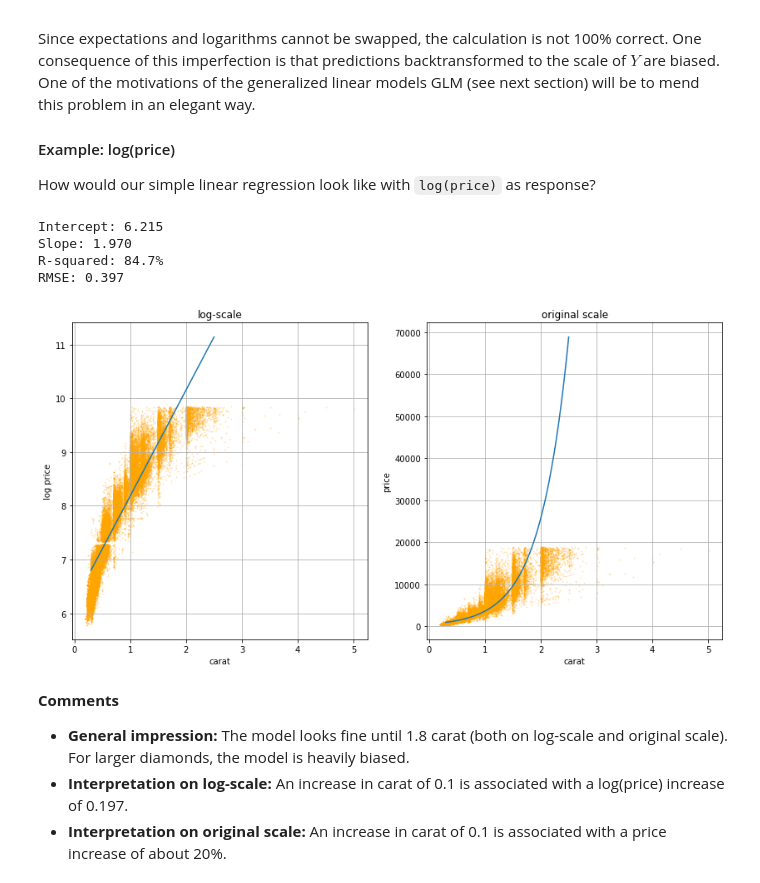
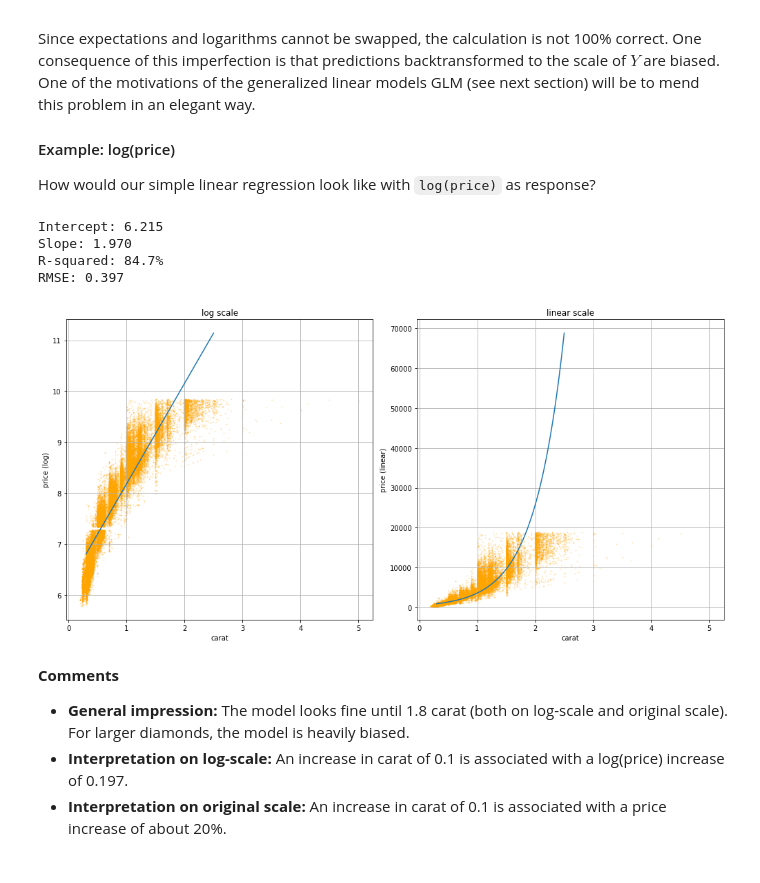
Before and after one commit to mayer79/ml_lecture, a Jupyter notebook: py/1_Basics_and_Linear_Models.ipynb, the cells around one changed output. Cells and saved outputs as stored; diff of their text form; code cells hidden in the pictures.

```diff
--- a/py/1_Basics_and_Linear_Models.ipynb
+++ b/py/1_Basics_and_Linear_Models.ipynb
@@ -574,14 +574,14 @@ Thus, taking logarithms of covariates not only deals with outliers, it also offe
 
 What would our simple linear regression provide with logarithmic carat as single covariate?
 # %%
+from plotnine.data import diamonds
 import numpy as np
 from sklearn.linear_model import LinearRegression
+from sklearn.metrics import mean_squared_error as mse
 from sklearn.preprocessing import FunctionTransformer
 from sklearn.pipeline import make_pipeline
 import matplotlib.pyplot as plt
-from plotnine.data import diamonds
 
-# Initialize and fit regression "pipeline" with log transform
 X = diamonds[["carat"]].to_numpy()
 y = diamonds["price"]
 
@@ -592,21 +592,30 @@ model = make_pipeline(
 )
 model.fit(X, y)
 
+# Results
 print(
     f"Intercept: {model[-1].intercept_:.3f}",
     f"\nSlope: {model[-1].coef_[0]:.3f}"
+    f"\nR-squared: {model.score(X, y):.1%}",
+    f"\nRMSE: {mse(model.predict(X), y, squared=False):.3f}"
 )
 
 # Scatter plots with regression curve (with and without log)
 fig, axes = plt.subplots(ncols=2, figsize=(14, 7), sharey=True)
 x_plot = np.linspace(X.min(), X.max(), 100)
+pred = model.predict(x_plot[:, np.newaxis])
 
-for ax, log, title in zip(axes, (True, False), ("log-scale", "original scale")):
+for ax, xscale in zip(axes, ("log", "linear")):
     ax.scatter(X, y, color="orange", alpha=0.2, s=1)
-    if log: ax.set_xscale("log")
-    ax.plot(x_plot, model.predict(x_plot[:, np.newaxis]))
-    ax.set(title=title, xlabel="carat", ylabel="price")
+    ax.set_xscale(xscale)
+    ax.plot(x_plot, pred)
+    ax.set(
+        title=xscale + " scale",
+        xlabel=f"carat ({xscale})",
+        ylabel="price"
+    )
     ax.grid()
+fig.tight_layout()
 # %% [output]
 Intercept: 6237.837
 Slope: 5836.025
@@ -654,43 +665,48 @@ Since expectations and logarithms cannot be swapped, the calculation is not 100%
 
 How would our simple linear regression look like with `log(price)` as response?
 # %%
+from plotnine.data import diamonds
 import numpy as np
 from sklearn.linear_model import LinearRegression
-from sklearn.metrics import mean_squared_error
+from sklearn.metrics import mean_squared_error as mse
 import matplotlib.pyplot as plt
-from plotnine.data import diamonds
 
-# Initialize and fit regression "pipeline" with log transform
 X = diamonds[["carat"]].to_numpy()
 y = np.log(diamonds["price"])
 
 # Fit linear regression
 model = LinearRegression()
 model.fit(X, y)
 
+# Results
 print(
     f"Intercept: {model.intercept_:.3f}",
     f"\nSlope: {model.coef_[0]:.3f}"
     f"\nR-squared: {model.score(X, y):.1%}",
-    f"\nRMSE: {mean_squared_error(model.predict(X), y, squared=False):.3f}"
+    f"\nRMSE: {mse(model.predict(X), y, squared=False):.3f}"
 )
 
 # Scatter plots with regression curve (with and without log)
 fig, axes = plt.subplots(ncols=2, figsize=(14, 7), sharex=True)
 x_plot = np.linspace(0.3, 2.5, 100)
+pred = model.predict(x_plot[:, np.newaxis])
 
-for ax, log, t in zip(axes, (True, False), ("log-scale", "original scale")):
-    ax.scatter(X, y if log else np.exp(y), color="orange", alpha=0.2, s=1)
-    pred = model.predict(x_plot[:, np.newaxis])
-    ax.plot(x_plot, pred if log else np.exp(pred))
-    ax.set(title=t, xlabel="carat", ylabel="log price" if log else "price")
+for ax, yscale, f in zip(axes, ("log", "linear"), (lambda x: x, np.exp)):
+    ax.scatter(X, f(y), color="orange", alpha=0.2, s=1)
+    ax.plot(x_plot, f(pred))
+    ax.set(
+        title=yscale + " scale",
+        xlabel="carat",
+        ylabel=f"price ({yscale})"
+    )
     ax.grid()
+fig.tight_layout()
 # %% [output]
 Intercept: 6.215
 Slope: 1.970
 R-squared: 84.7%
 RMSE: 0.397
-[figure, old version]
+[figure, new version]
 # %% [markdown]
 **Comments**
 
```
Also changed, not shown: parts of 2 cells of this notebook.
